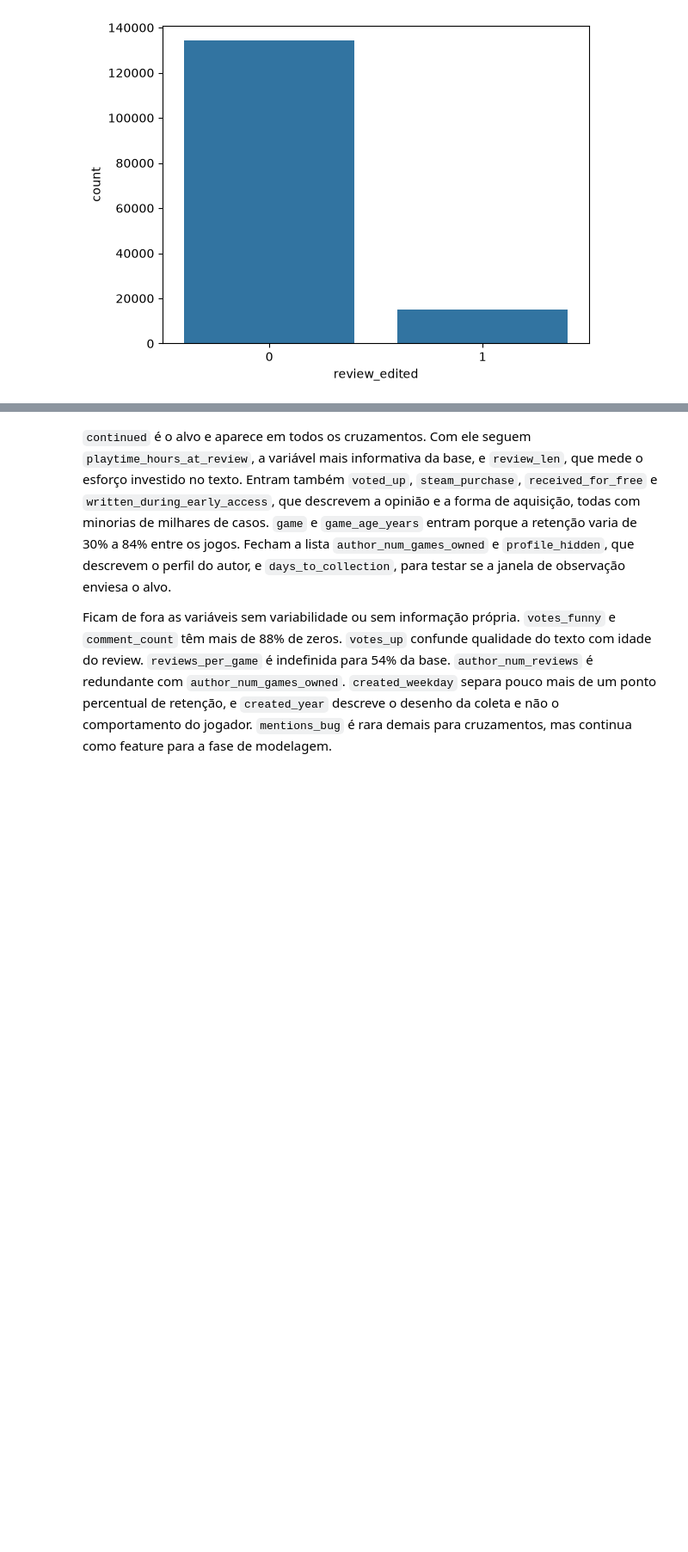
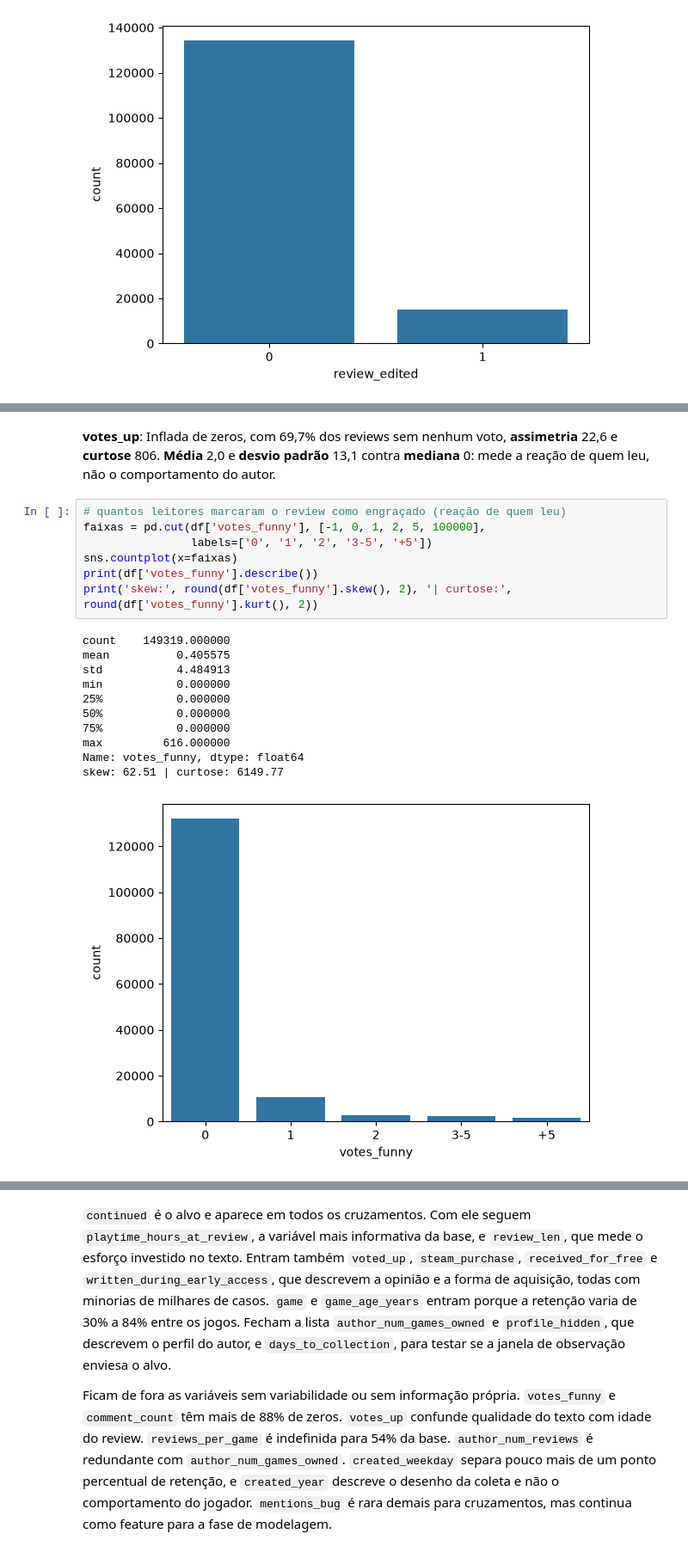
Before and after one commit to larissa04alves/steam-review-retention, a Jupyter notebook: tde-data-science-parte01.ipynb, the cells around one changed output, grey strips where cells are left out. Shown at 86% size. Saved outputs shown, nothing was run; the diff lists cells and outputs as text; blank space fills up the shorter version.

```diff
--- a/tde-data-science-parte01.ipynb
+++ b/tde-data-science-parte01.ipynb
@@ -656,0 +716,21 @@ skew: 0.29 | curtose: -0.65
+# %% [markdown]
+**votes_up**: Inflada de zeros, com 69,7% dos reviews sem nenhum voto, **assimetria** 22,6 e **curtose** 806. **Média** 2,0 e **desvio padrão** 13,1 contra **mediana** 0: mede a reação de quem leu, não o comportamento do autor.
+# %%
+# quantos leitores marcaram o review como engraçado (reação de quem leu)
+faixas = pd.cut(df['votes_funny'], [-1, 0, 1, 2, 5, 100000],
+                labels=['0', '1', '2', '3-5', '+5'])
+sns.countplot(x=faixas)
+print(df['votes_funny'].describe())
+print('skew:', round(df['votes_funny'].skew(), 2), '| curtose:', round(df['votes_funny'].kurt(), 2))
+# %% [output]
+count    149319.000000
+mean          0.405575
+std           4.484913
+min           0.000000
+25%           0.000000
+50%           0.000000
+75%           0.000000
+max         616.000000
+Name: votes_funny, dtype: float64
+skew: 62.51 | curtose: 6149.77
+[figure, added]
```
Also changed, not shown: parts of 27 cells of this notebook.
